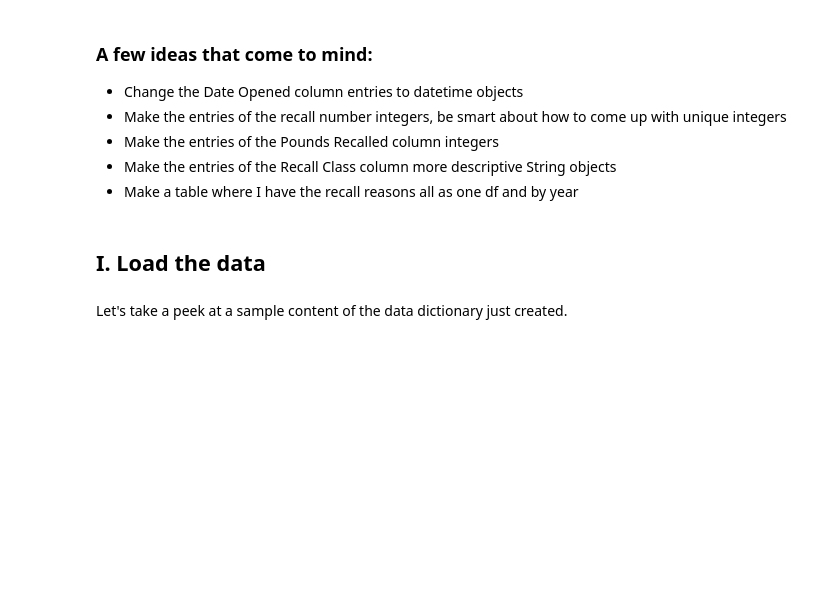
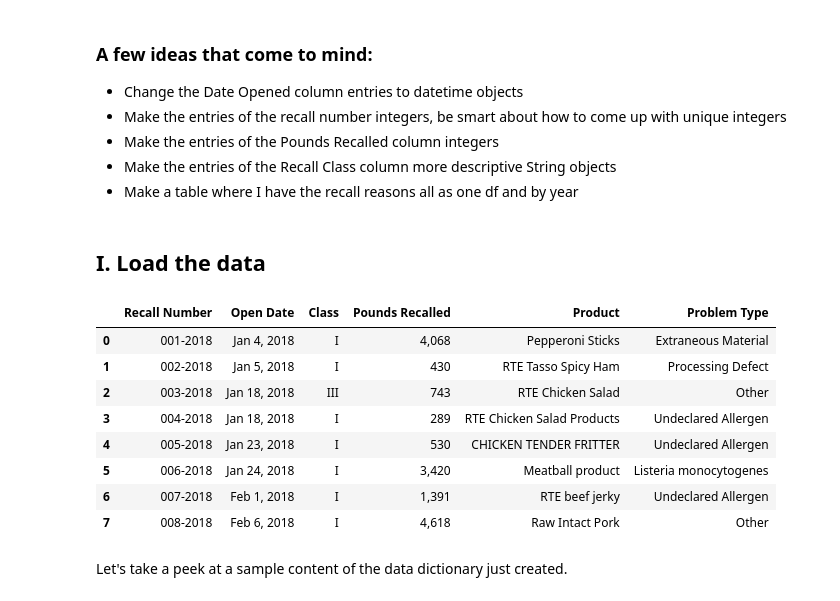
Before and after one commit to yemikifouly/food-recalls-analysis, a Jupyter notebook: food_recalls_analysis.ipynb, the cells around one changed output. Drawn from its saved outputs; the diff is of its cells as text; code cells hidden in the pictures; blank space fills up the shorter version.

```diff
--- a/food_recalls_analysis.ipynb
+++ b/food_recalls_analysis.ipynb
@@ -23,6 +23,18 @@ def load_data(filenames):
         df_dict[key] = pd.read_csv(filename)
 # %%
 load_data(filenames)
+# %%
+df_dict['2018'].head(8)
+# %% [output]
+|  | Recall Number | Open Date | Class | Pounds Recalled | Product | Problem Type |
+| 0 | 001-2018 | Jan 4, 2018 | I | 4,068 | Pepperoni Sticks | Extraneous Material |
+| 1 | 002-2018 | Jan 5, 2018 | I | 430 | RTE Tasso Spicy Ham | Processing Defect |
+| 2 | 003-2018 | Jan 18, 2018 | III | 743 | RTE Chicken Salad | Other |
+| 3 | 004-2018 | Jan 18, 2018 | I | 289 | RTE Chicken Salad Products | Undeclared Allergen |
+| 4 | 005-2018 | Jan 23, 2018 | I | 530 | CHICKEN TENDER FRITTER | Undeclared Allergen |
+| 5 | 006-2018 | Jan 24, 2018 | I | 3,420 | Meatball product | Listeria monocytogenes |
+| 6 | 007-2018 | Feb 1, 2018 | I | 1,391 | RTE beef jerky | Undeclared Allergen |
+| 7 | 008-2018 | Feb 6, 2018 | I | 4,618 | Raw Intact Pork | Other |
 # %% [markdown]
 Let's take a peek at a sample content of the data dictionary just created.
 # %%
```
Also changed, not shown: parts of 13 cells of this notebook.
